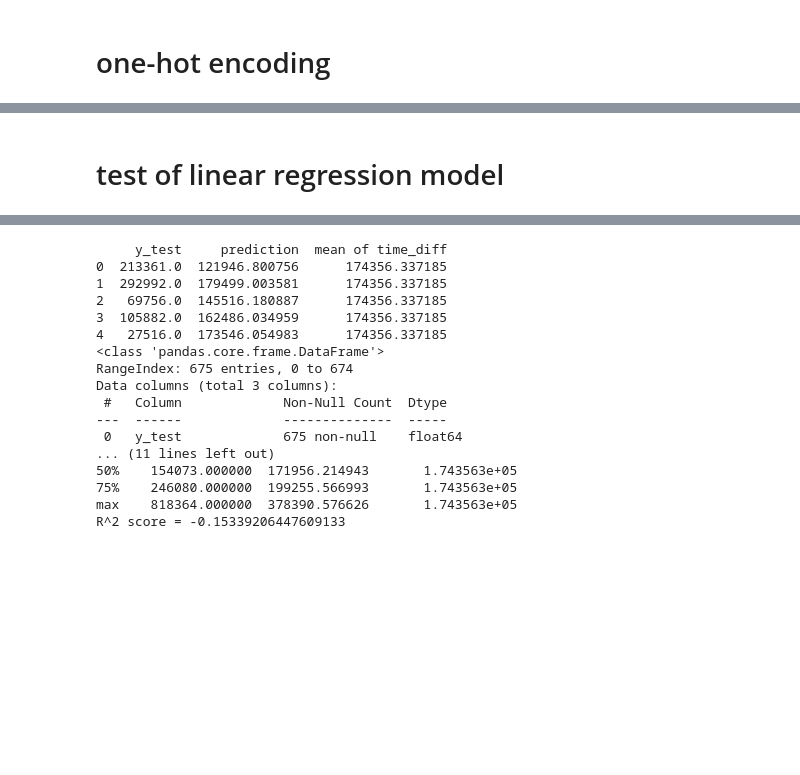
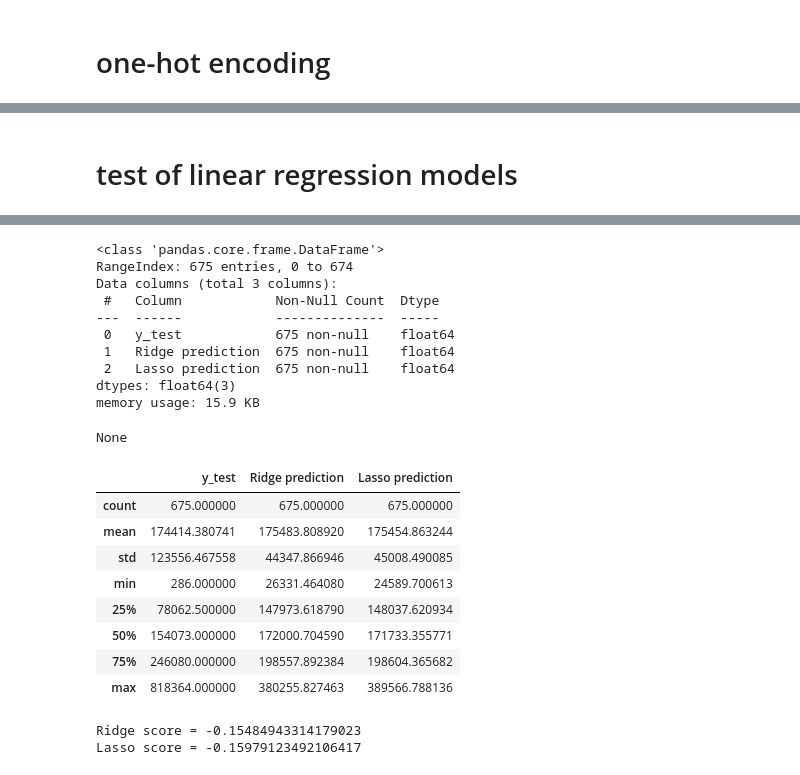
Before and after one commit to milosz-l/delivery-time, a Jupyter notebook: data_analysis.ipynb, the cells around one changed output, grey strips where cells are left out. Cells and saved outputs as stored; diff of their text form; code cells hidden in the pictures; blank space fills up the shorter version.

Commit message:
refactoring, ridge and lasso comparison

```diff
--- a/data_analysis.ipynb
+++ b/data_analysis.ipynb
@@ -278,3 +286,6 @@ def one_hot_encode_a_col_in_pd(df, col_name):
     df = df.drop(columns=col_name)
     df = df.join(one_hot)
     return df
+# %%
+for col_name in COLUMNS_TO_ONE_HOT:
+    df = one_hot_encode_a_col_in_pd(df, col_name)
@@ -442,15 +396,0 @@ R^2 score = -0.012160731376440026
-# %%
-# drop columns
-columns_to_drop = ["delivery_timestamp", "session_id", "purchase_id", "event_type", "name", "street", "product_id"]
-df = df.drop(columns=columns_to_drop)
-df = df.drop(columns="optional_attributes") # na pewno do zmiany
-df = df.drop(columns="purchase_timestamp") # na pewno do zmiany
-# %%
-
-# one-hot encoding
-df = one_hot_encode_a_col_in_pd(df, "city")
-df = one_hot_encode_a_col_in_pd(df, "delivery_company")
-df = one_hot_encode_a_col_in_pd(df, "product_name")
-df = one_hot_encode_a_col_in_pd(df, "category_path")
-df = one_hot_encode_a_col_in_pd(df, "brand")
-df = one_hot_encode_a_col_in_pd(df, "user_id")
@@ -469,10 +413,8 @@ print(df.shape)
 # %% [markdown]
-# test of linear regression model
+# test of linear regression models
 # %%
 from sklearn.linear_model import LinearRegression, Ridge, Lasso
 from sklearn.model_selection import train_test_split
-
-SEED = 42
 
 y = df["time_diff"].to_numpy()
 X = df.drop(columns="time_diff")
@@ -480,19 +422,22 @@ X = df.drop(columns="time_diff")
 X_train, X_test, y_train, y_test = train_test_split(X.values, y, test_size=0.2, random_state=SEED)
 
 
-# reg = LinearRegression()
-reg = Ridge(alpha=0.1)
-# reg = Lasso(alpha=0.1)
+MODELS_LIST = [Ridge(alpha=0.1), Lasso(alpha=0.1)]
 
-reg.fit(X_train, y_train)
+for model in MODELS_LIST:
+    model.fit(X_train, y_train)
+
 y_pred_df = pd.DataFrame()
 y_pred_df["y_test"] = y_test
-y_pred_df["prediction"] = reg.predict(X_test)
-y_pred_df["mean of time_diff"] = np.full(675, df["time_diff"].mean())
-print(y_pred_df.head())
-print(y_pred_df.info())
-print(y_pred_df.describe())
+for model in MODELS_LIST:
+    y_pred_df[f"{type(model).__name__} prediction"] = model.predict(X_test)
 
-score = reg.score(X_test, y_test)
-print(f"R^2 score = {score}")
+display(y_pred_df.head())
+display(y_pred_df.info())
+display(y_pred_df.describe())
+
+
+for model in MODELS_LIST:
+    score = model.score(X_test, y_test)
+    print(f"{type(model).__name__} score = {score}")
 # %% [output]
@@ -499,17 +450,22 @@ print(f"R^2 score = {score}")
-     y_test     prediction  mean of time_diff
-0  213361.0  121946.800756      174356.337185
-1  292992.0  179499.003581      174356.337185
-2   69756.0  145516.180887      174356.337185
-3  105882.0  162486.034959      174356.337185
-4   27516.0  173546.054983      174356.337185
 <class 'pandas.core.frame.DataFrame'>
 RangeIndex: 675 entries, 0 to 674
 Data columns (total 3 columns):
- #   Column             Non-Null Count  Dtype
----  ------             --------------  -----
- 0   y_test             675 non-null    float64
-... (11 lines left out)
-50%    154073.000000  171956.214943       1.743563e+05
-75%    246080.000000  199255.566993       1.743563e+05
-max    818364.000000  378390.576626       1.743563e+05
-R^2 score = -0.15339206447609133
+ #   Column            Non-Null Count  Dtype
+---  ------            --------------  -----
+ 0   y_test            675 non-null    float64
+ 1   Ridge prediction  675 non-null    float64
+ 2   Lasso prediction  675 non-null    float64
+dtypes: float64(3)
+memory usage: 15.9 KB
+None
+|  | y_test | Ridge prediction | Lasso prediction |
+| count | 675.000000 | 675.000000 | 675.000000 |
+| mean | 174414.380741 | 175483.808920 | 175454.863244 |
+| std | 123556.467558 | 44347.866946 | 45008.490085 |
+| min | 286.000000 | 26331.464080 | 24589.700613 |
+| 25% | 78062.500000 | 147973.618790 | 148037.620934 |
+| 50% | 154073.000000 | 172000.704590 | 171733.355771 |
+| 75% | 246080.000000 | 198557.892384 | 198604.365682 |
+| max | 818364.000000 | 380255.827463 | 389566.788136 |
+Ridge score = -0.15484943314179023
+Lasso score = -0.15979123492106417
```
Also changed, not shown: parts of 39 cells of this notebook.
